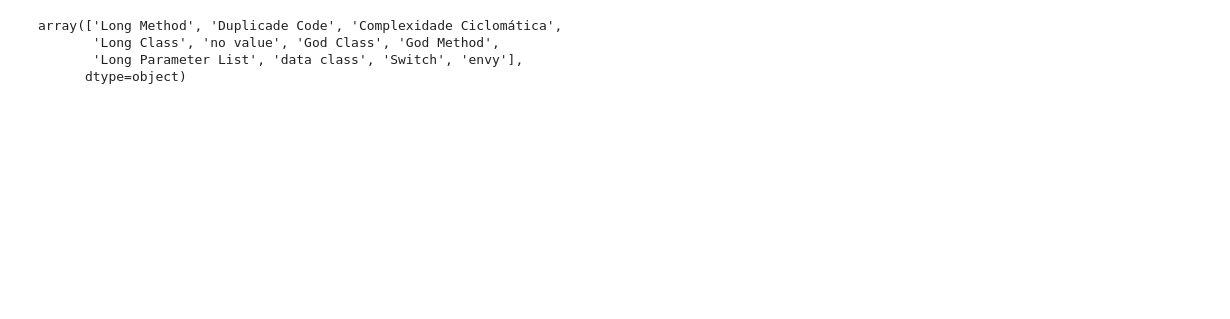
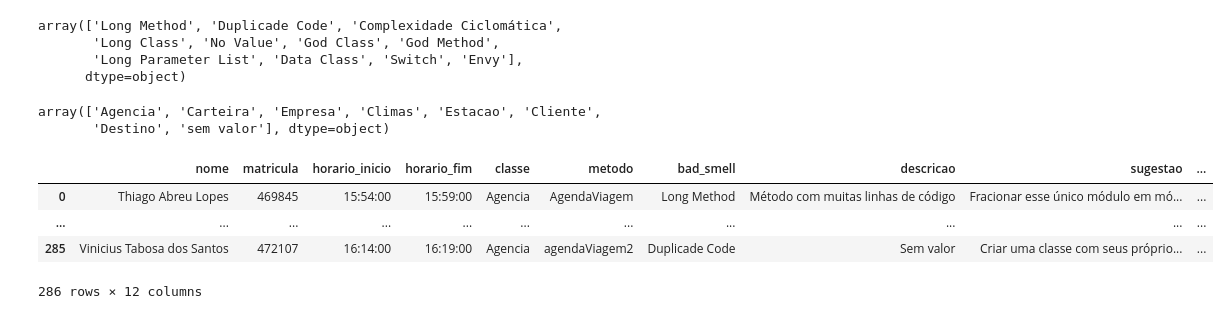
Before and after one commit to stefaneadna/Quality_Software, a Jupyter notebook: trabalho3/analise.ipynb, the cells around one changed output. Cells and saved outputs as stored; diff of their text form; code cells hidden in the pictures; blank space fills up the shorter version.

```diff
--- a/trabalho3/analise.ipynb
+++ b/trabalho3/analise.ipynb
@@ -2,6 +2,7 @@
 import pandas as pd
 import matplotlib.pyplot as plt
 import numpy as np
+import re
 
-pd.set_option("display.max_rows", 2)
+pd.set_option("display.max_rows", 5)
 pd.set_option('display.max_columns',100)
@@ -17,4 +9,5 @@ df_form1
 # %%
+df_form1 = pd.read_excel('dataset/formulario1.xlsx')
 df_form1['bad_smell'] = df_form1['bad_smell'].str.lower().replace({"long method": "Long Method",
                            "métodos longos": "Long Method",
                            "método grande": "Long Method",
@@ -32,33 +25,51 @@ df_form1['bad_smell'] = df_form1['bad_smell'].str.lower().replace({"long method"
                            "método longo com grande complexidade ciclomatica":"Complexidade Ciclomática",
                            "método longo com grande complexidade ciclomatica, método invejoso":"Complexidade Ciclomática",
                            "grande complexidade ciclomática":"Complexidade Ciclomática",
                            "relativa complexidade ciclomática":"Complexidade Ciclomática",
                            "classe grande, muitos comentários": "Long Class",
                            "classe grande":"Long Class",
                            "classe longa":"Long Class",
                            "long class":"Long Class",
                            "god class":"God Class",
                            "god method":"God Method",
                            "longa lista de parâmetros":"Long Parameter List",
                            "métodos com muitos parâmetros":"Long Parameter List",
                            "método com muitos parâmetros":"Long Parameter List",
                            "long parameter list":"Long Parameter List",
                            "longa lista de parametros":"Long Parameter List",
                            "muitos parâmetros":"Long Parameter List",
                            "classe de dados":"Data Class",
                            "switch":"Switch",
                            "switch case":"Switch",
                            "uso indevido de switch":"Switch",
                            "switch statement":"Switch",
                            "método invejoso":"Envy",
                            "envy class":"Envy",
                            "sem valor": "No Value",
                            "nome do método pode ser melhor": "No Value",
                            "não utilização de padrão de nomenclatura": "No Value",
                            "se algo no cliente for alterado + precisará alterar em diversos arquivos + códigos semelhantes.": "No Value"})
-df_form1['bad_smell'].unique()
+display(df_form1['bad_smell'].unique())
+
+
+df_form1['classe'] = df_form1['classe'].replace({
+    "AGENCIA":"Agencia",
+    "Agência":"Agencia",
+    "agencia":"Agencia",
+    "EMPRESA":"Empresa",
+    "carteira":"Carteira"
+})
+display(df_form1['classe'].unique())
+display(df_form1)
 # %% [output]
 array(['Long Method', 'Duplicade Code', 'Complexidade Ciclomática',
-       'Long Class', 'no value', 'God Class', 'God Method',
-       'Long Parameter List', 'data class', 'Switch', 'envy'],
+       'Long Class', 'No Value', 'God Class', 'God Method',
+       'Long Parameter List', 'Data Class', 'Switch', 'Envy'],
       dtype=object)
+array(['Agencia', 'Carteira', 'Empresa', 'Climas', 'Estacao', 'Cliente',
+       'Destino', 'sem valor'], dtype=object)
+|  | nome | matricula | horario_inicio | horario_fim | classe | metodo | bad_smell | descricao | sugestao | ... |
+| 0 | Thiago Abreu Lopes | 469845 | 15:54:00 | 15:59:00 | Agencia | AgendaViagem | Long Method | Método com muitas linhas de código | Fracionar esse único módulo em mó... | ... |
+| ... | ... | ... | ... | ... | ... | ... | ... | ... | ... | ... |
+| 285 | Vinicius Tabosa dos Santos | 472107 | 16:14:00 | 16:19:00 | Agencia | agendaViagem2 | Duplicade Code | Sem valor | Criar uma classe com seus próprio... | ... |
+286 rows × 12 columns
```
Also changed, not shown: parts of 5 cells of this notebook, 2 other files.
